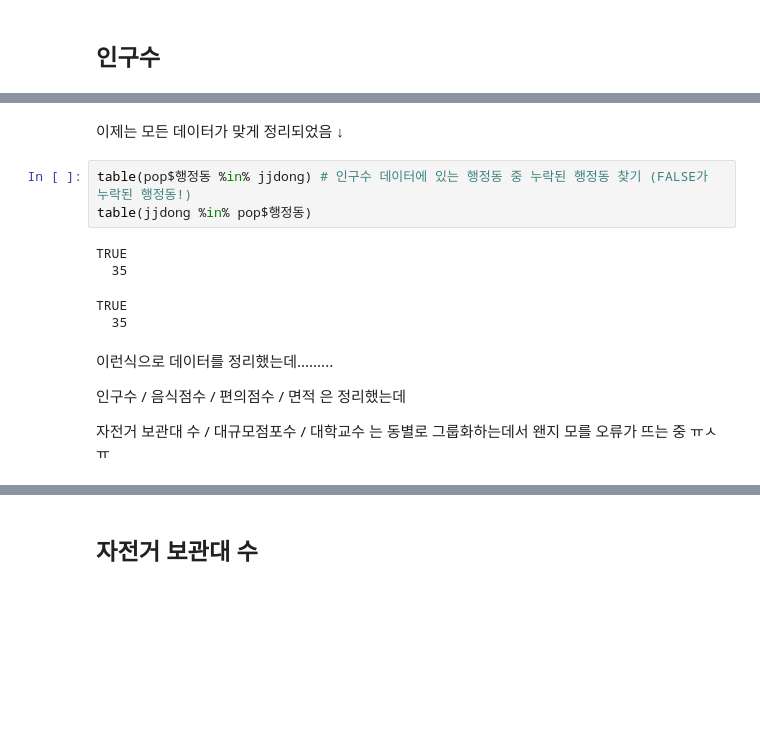
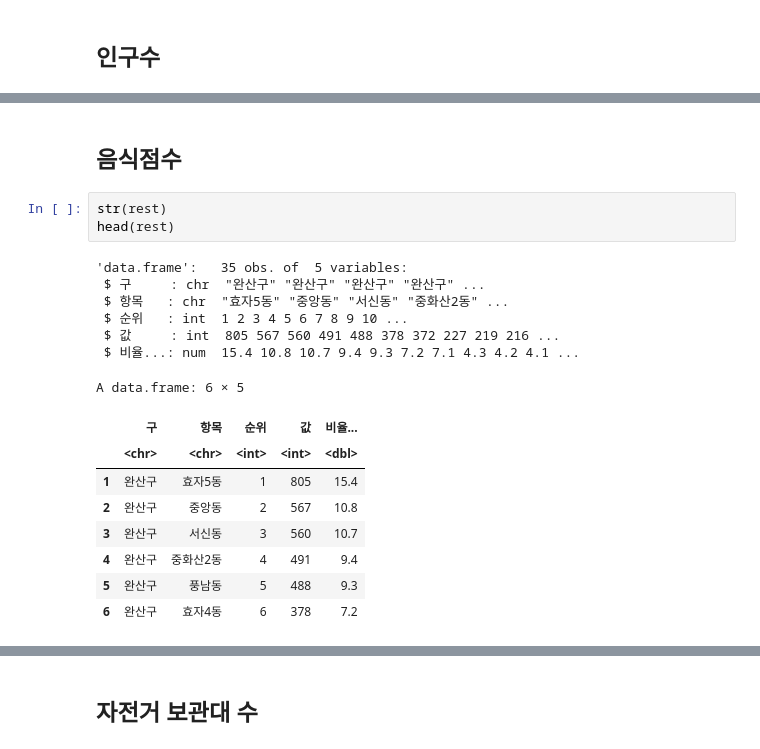
Before and after one commit to ycw0363/jeonju, a Jupyter notebook: 데이터 정리.ipynb, the cells around one changed output, grey strips where cells are left out. Cells and saved outputs as stored; diff of their text form; blank space fills up the shorter version.

```diff
--- a/데이터 정리.ipynb
+++ b/데이터 정리.ipynb
@@ -177,17 +238,21 @@ pop$행정동[which(pop$행정동 == "동산동")] <- "여의동" ## 19년 8월
-# %% [markdown]
-이제는 모든 데이터가 맞게 정리되었음 ↓
-# %%
-table(pop$행정동 %in% jjdong) # 인구수 데이터에 있는 행정동 중 누락된 행정동 찾기 (FALSE가 누락된 행정동!)
-table(jjdong %in% pop$행정동)
-# %% [output]
-TRUE
-  35
-TRUE
-  35
-# %% [markdown]
-이런식으로 데이터를 정리했는데.........
-
-인구수 / 음식점수 / 편의점수 / 면적 은 정리했는데
-
-
-자전거 보관대 수 / 대규모점포수 / 대학교수 는 동별로 그룹화하는데서 왠지 모를 오류가 뜨는 중 ㅠㅅㅠ
+# %% [markdown]
+## 음식점수
+# %%
+str(rest)
+head(rest)
+# %% [output]
+'data.frame':   35 obs. of  5 variables:
+ $ 구     : chr  "완산구" "완산구" "완산구" "완산구" ...
+ $ 항목   : chr  "효자5동" "중앙동" "서신동" "중화산2동" ...
+ $ 순위   : int  1 2 3 4 5 6 7 8 9 10 ...
+ $ 값     : int  805 567 560 491 488 378 372 227 219 216 ...
+ $ 비율...: num  15.4 10.8 10.7 9.4 9.3 7.2 7.1 4.3 4.2 4.1 ...
+A data.frame: 6 × 5
+|  | 구 | 항목 | 순위 | 값 | 비율... |
+|  | <chr> | <chr> | <int> | <int> | <dbl> |
+| 1 | 완산구 | 효자5동 | 1 | 805 | 15.4 |
+| 2 | 완산구 | 중앙동 | 2 | 567 | 10.8 |
+| 3 | 완산구 | 서신동 | 3 | 560 | 10.7 |
+| 4 | 완산구 | 중화산2동 | 4 | 491 | 9.4 |
+| 5 | 완산구 | 풍남동 | 5 | 488 | 9.3 |
+| 6 | 완산구 | 효자4동 | 6 | 378 | 7.2 |
```
Also changed, not shown: parts of 62 cells of this notebook.
